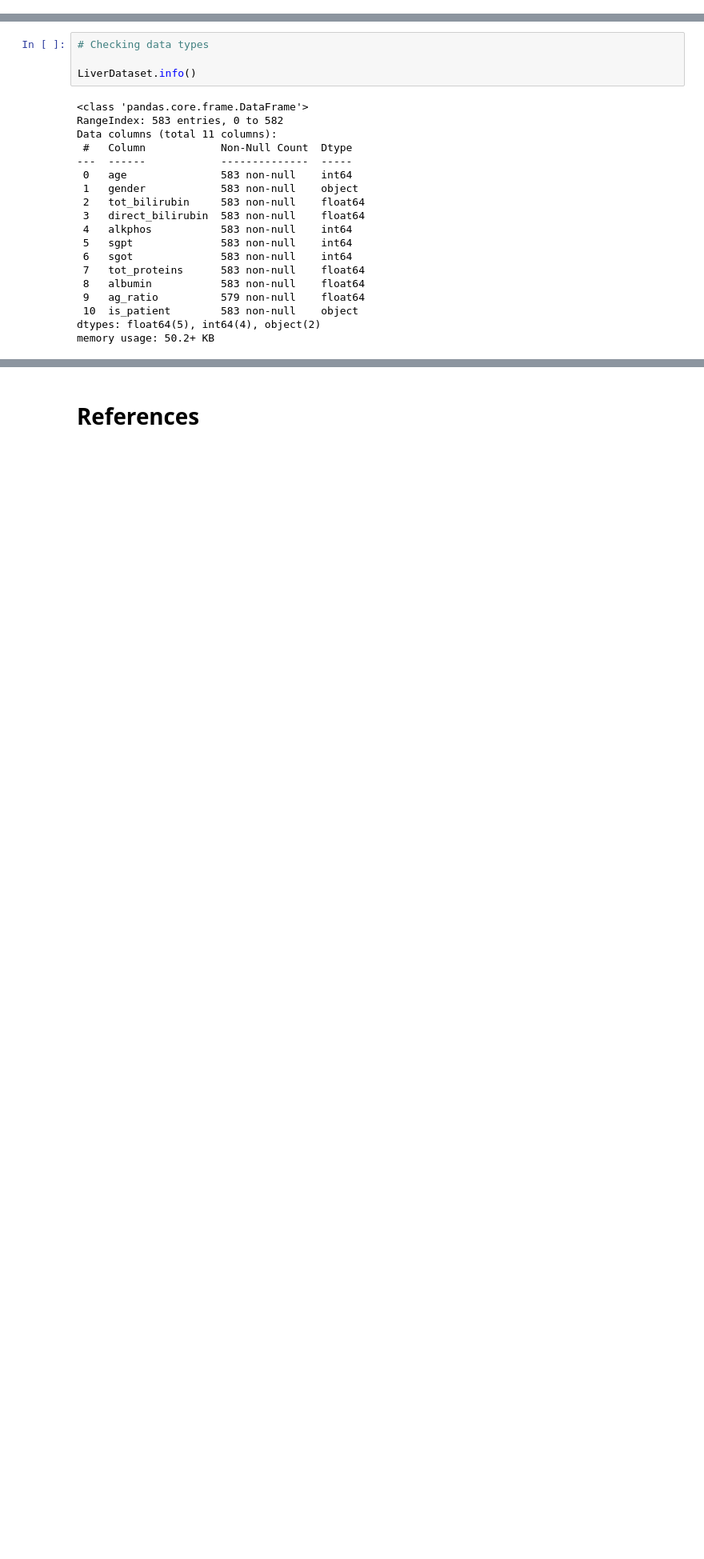
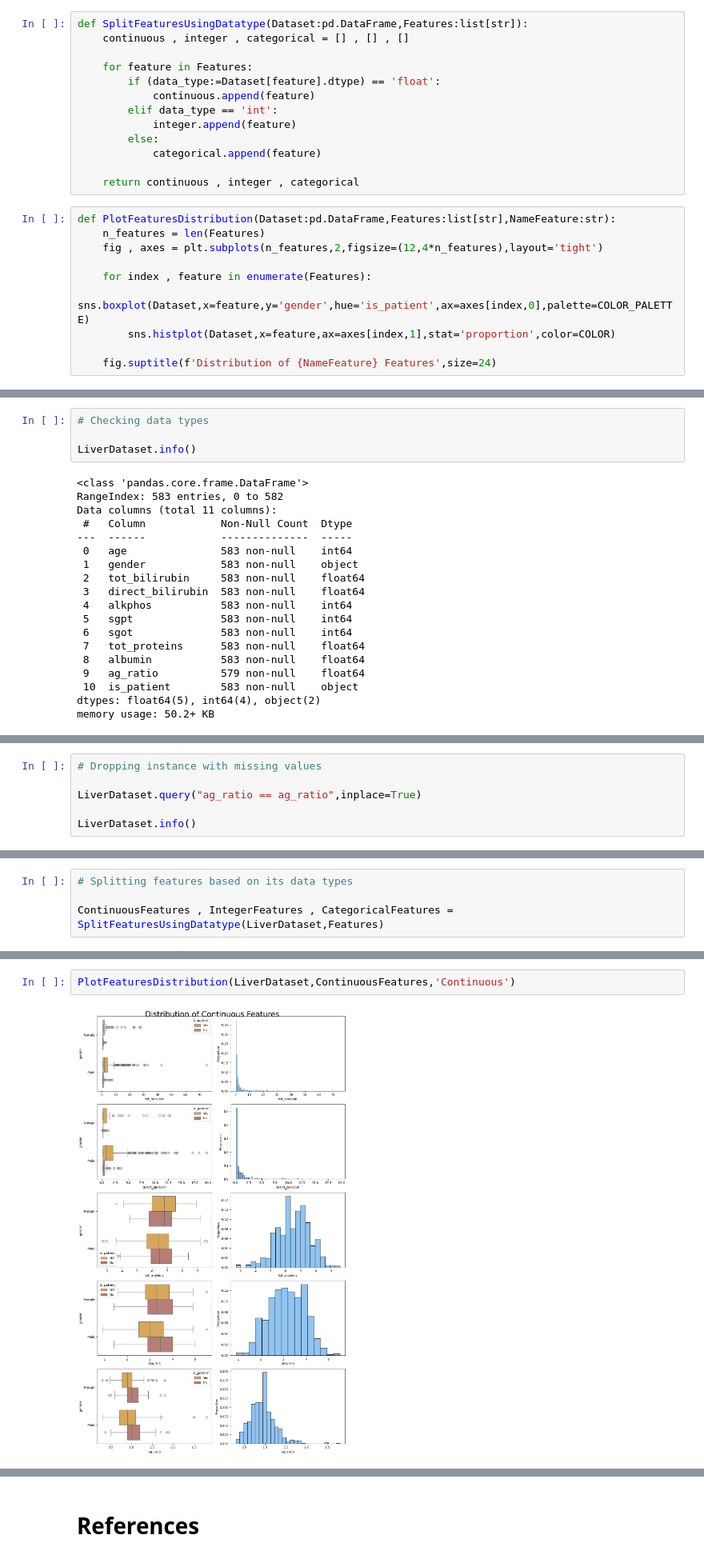
Before and after one commit to alexisuaguilaru/Liver_Patient_Model, a Jupyter notebook: ExploratoryDataAnalysis/ExploratoryDataAnalysis.ipynb, the cells around one changed output, grey strips where cells are left out. Shown: that part at 80% size. Drawn from its saved outputs; the diff is of its cells as text; blank space fills up the shorter version.

Commit message:
ADD univariate analysis into Data Analysis section in EDA

```diff
--- a/ExploratoryDataAnalysis/ExploratoryDataAnalysis.ipynb
+++ b/ExploratoryDataAnalysis/ExploratoryDataAnalysis.ipynb
@@ -20,3 +27,26 @@ Target = 'is_patient'
+# %%
+def SplitFeaturesUsingDatatype(Dataset:pd.DataFrame,Features:list[str]):
+    continuous , integer , categorical = [] , [] , []
+
+    for feature in Features:
+        if (data_type:=Dataset[feature].dtype) == 'float':
+            continuous.append(feature)
+        elif data_type == 'int':
+            integer.append(feature)
+        else:
+            categorical.append(feature)
+
+    return continuous , integer , categorical
+# %%
+def PlotFeaturesDistribution(Dataset:pd.DataFrame,Features:list[str],NameFeature:str):
+    n_features = len(Features)
+    fig , axes = plt.subplots(n_features,2,figsize=(12,4*n_features),layout='tight')
+
+    for index , feature in enumerate(Features):
+        sns.boxplot(Dataset,x=feature,y='gender',hue='is_patient',ax=axes[index,0],palette=COLOR_PALETTE)
+        sns.histplot(Dataset,x=feature,ax=axes[index,1],stat='proportion',color=COLOR)
+
+    fig.suptitle(f'Distribution of {NameFeature} Features',size=24)
 # %% [markdown]
 # 1. Load Dataset and First Exploration
 # %% [markdown]
@@ -122,0 +157,6 @@ memory usage: 50.2+ KB
+# %%
+# Dropping instance with missing values
+
+LiverDataset.query("ag_ratio == ag_ratio",inplace=True)
+
+LiverDataset.info()
@@ -122,0 +188,4 @@ memory usage: 50.2+ KB
+# %%
+# Splitting features based on its data types
+
+ContinuousFeatures , IntegerFeatures , CategoricalFeatures = SplitFeaturesUsingDatatype(LiverDataset,Features)
@@ -122,0 +217,4 @@ memory usage: 50.2+ KB
+# %%
+PlotFeaturesDistribution(LiverDataset,ContinuousFeatures,'Continuous')
+# %% [output]
+[figure, added]
```
Also changed, not shown: parts of 16 cells of this notebook.
